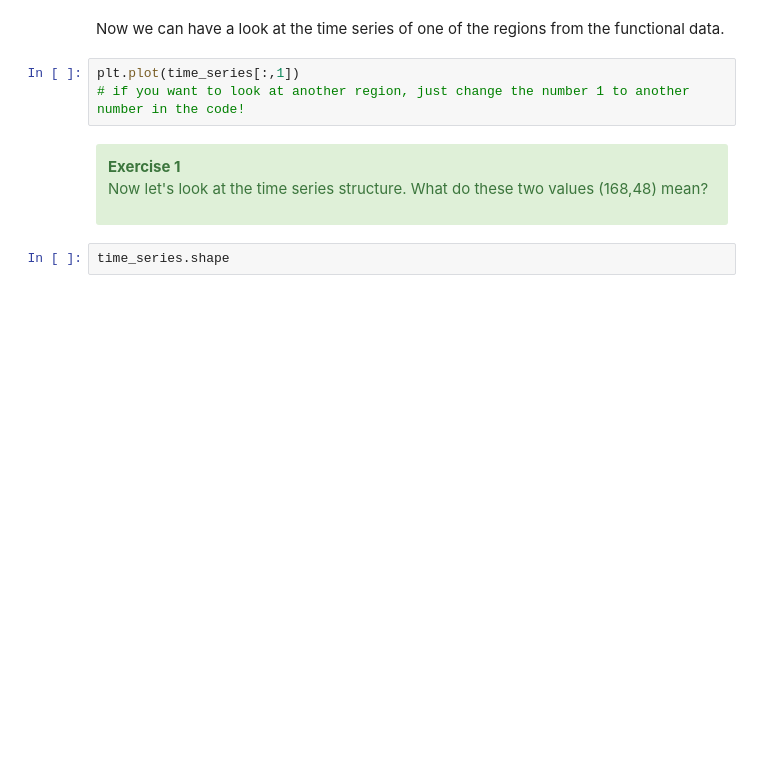
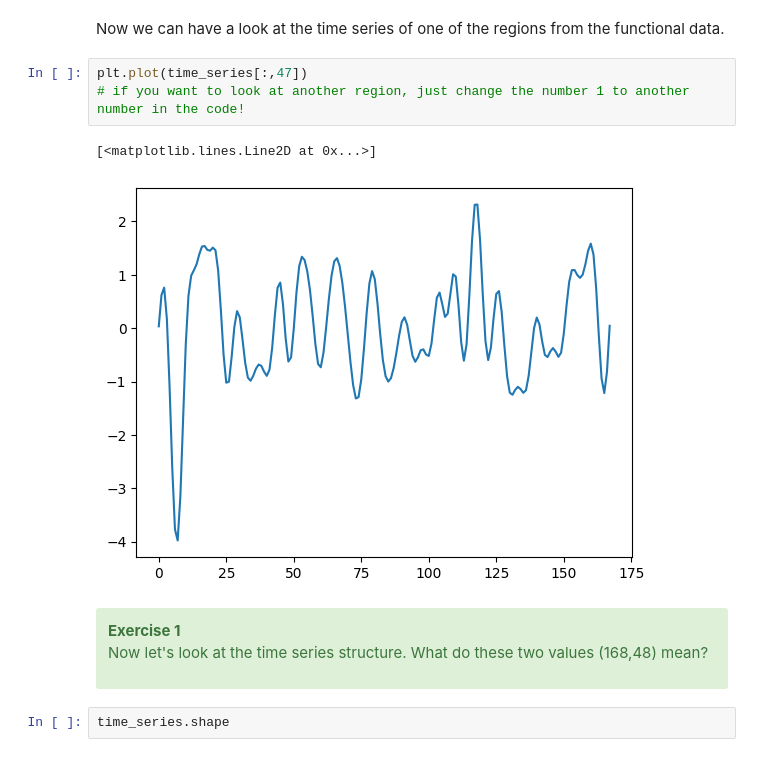
Before and after one commit to samuel-joh/workshop2025, a Jupyter notebook: 01_fMRI_and_neuropsychiatry.ipynb, the cells around one changed output. Drawn from its saved outputs; the diff is of its cells as text; blank space fills up the shorter version.

```diff
--- a/01_fMRI_and_neuropsychiatry.ipynb
+++ b/01_fMRI_and_neuropsychiatry.ipynb
@@ -92,8 +168,11 @@ time_series = masker.fit_transform(func_file, confounds=confound_file)
 # %% [markdown]
 Now we can have a look at the time series of one of the regions from the functional data.
 # %%
-plt.plot(time_series[:,1])
+plt.plot(time_series[:,47])
 # if you want to look at another region, just change the number 1 to another number in the code!
+# %% [output]
+[<matplotlib.lines.Line2D at 0x...>]
+[figure, added]
 # %% [markdown]
 <div class="alert alert-block alert-success">
 <b>Exercise 1</b><p>
```
Also changed, not shown: parts of 16 cells of this notebook, 2 other files.
